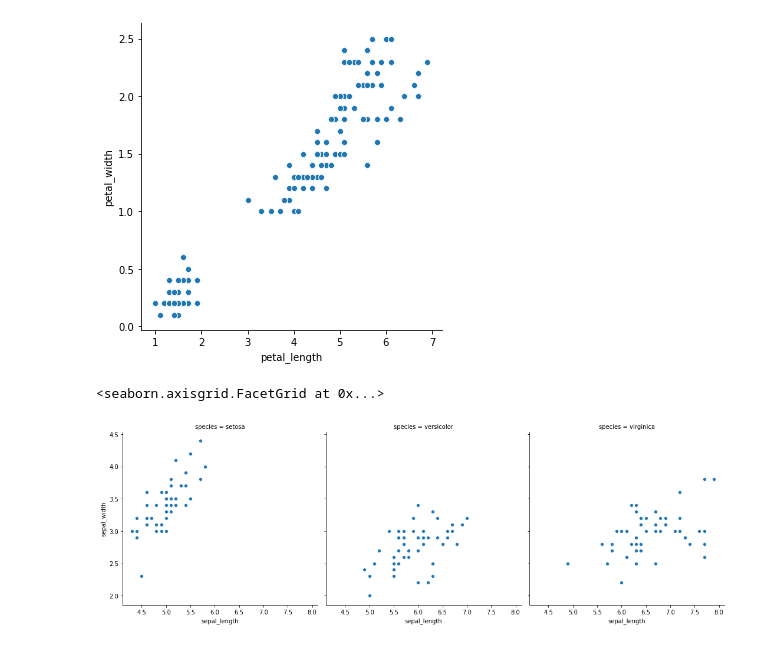
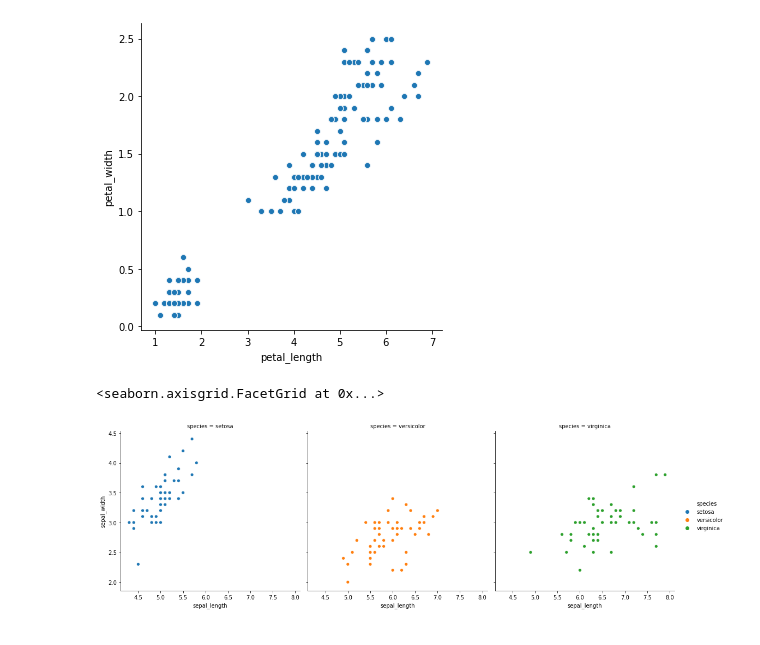
Before and after one commit to flambuth/python-exercises, a Jupyter notebook: 4.9_seaborn_exercises.ipynb, the cells around one changed output. Saved outputs shown, nothing was run; the diff lists cells and outputs as text; code cells hidden in the pictures.

```diff
--- a/4.9_seaborn_exercises.ipynb
+++ b/4.9_seaborn_exercises.ipynb
@@ -17,7 +17,8 @@ sns.relplot(x='petal_length', y='petal_width', data=iris)
 <seaborn.axisgrid.FacetGrid at 0x...>
 [figure]
 # %%
-sns.relplot(x='sepal_length', y='sepal_width', col='species' ,data=iris)
+sns.relplot(x='sepal_length', y='sepal_width', col='species' ,
+            hue='species', data=iris)
 # %% [output]
 <seaborn.axisgrid.FacetGrid at 0x...>
-[figure, old version]
+[figure, new version]
```
Also changed, not shown: parts of 7 cells of this notebook, 1 other file.
